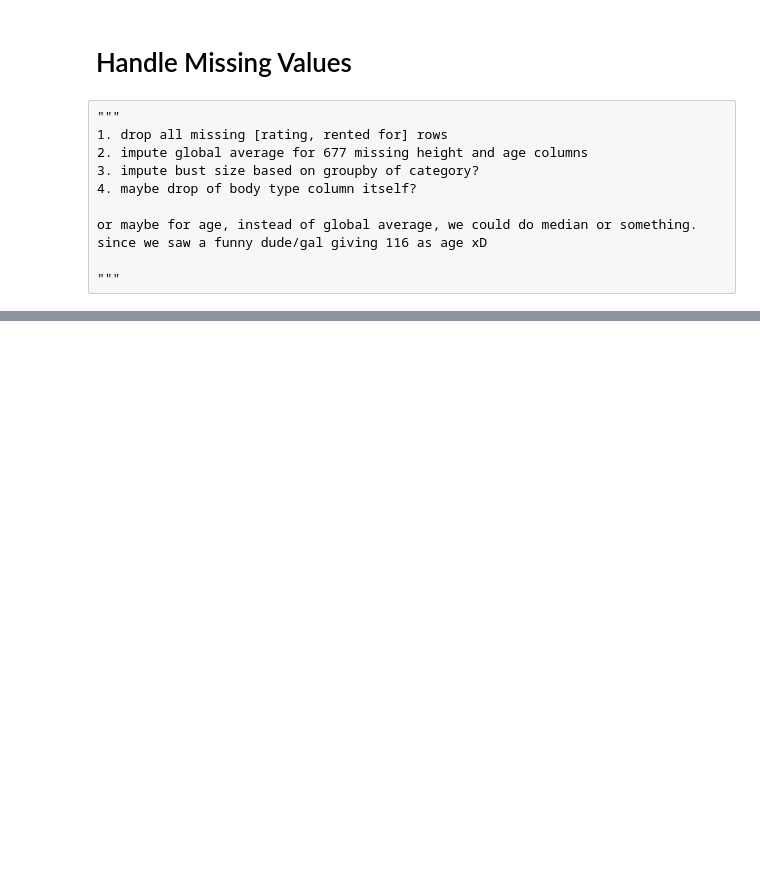
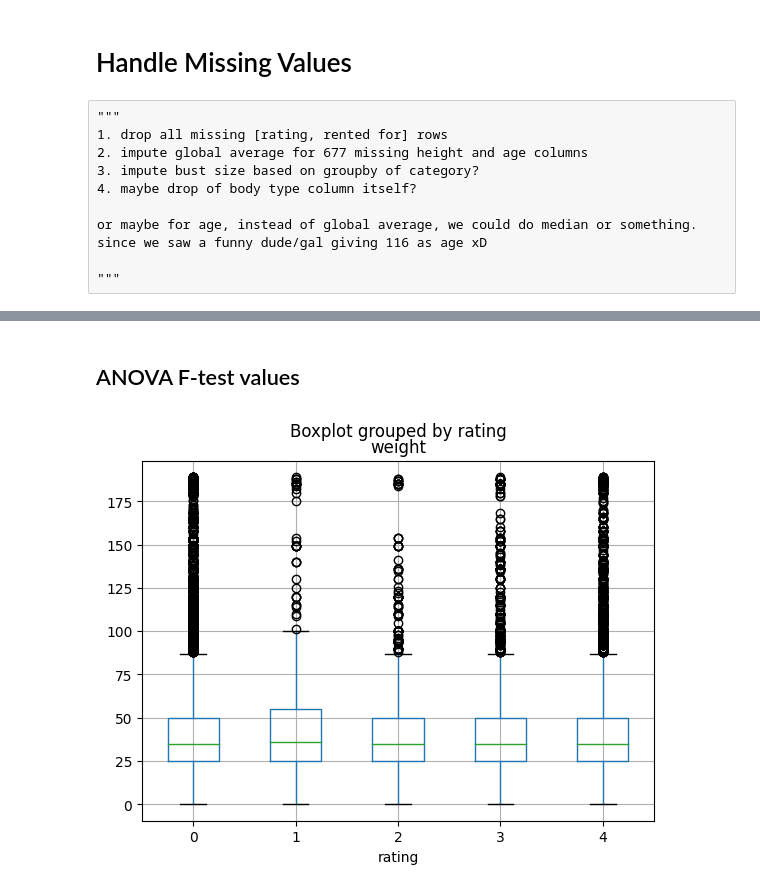
Before and after one commit to vishaln15/renttherunway, a Jupyter notebook: v/test.ipynb, the cells around one changed output, grey strips where cells are left out. Saved outputs shown, nothing was run; the diff lists cells and outputs as text; code cells hidden in the pictures; blank space fills up the shorter version.

```diff
--- a/v/test.ipynb
+++ b/v/test.ipynb
@@ -173,0 +245,6 @@ plt.show()
+# %% [markdown]
+## ANOVA F-test values
+# %%
+_ = df.boxplot("weight", by="rating")
+# %% [output]
+[figure, added]
```
Also changed, not shown: parts of 12 cells of this notebook.
